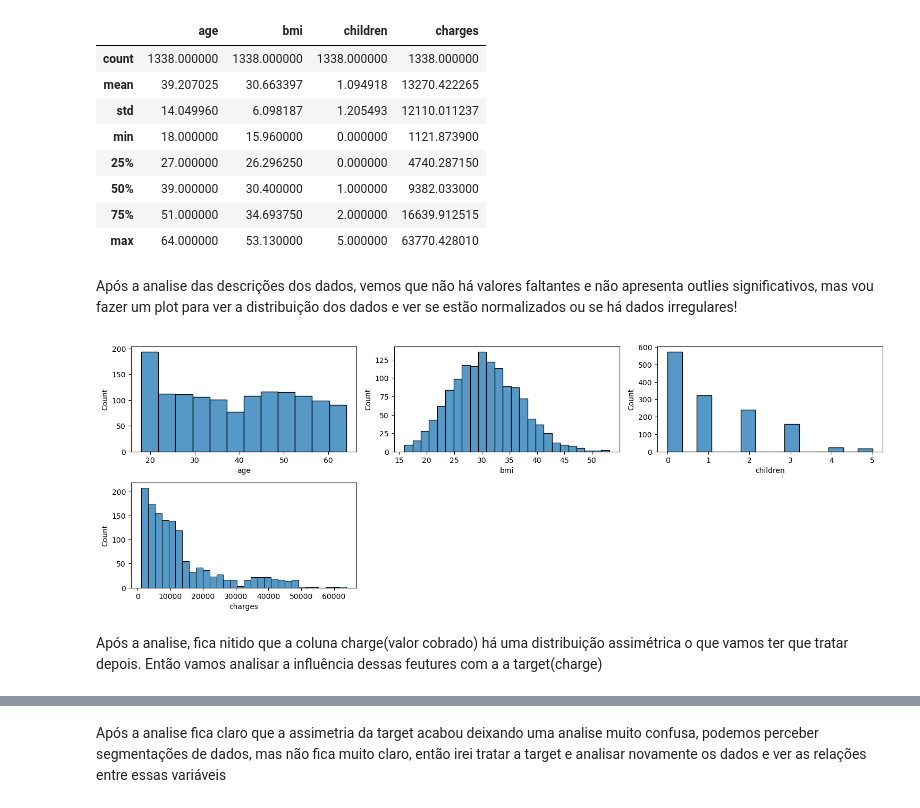
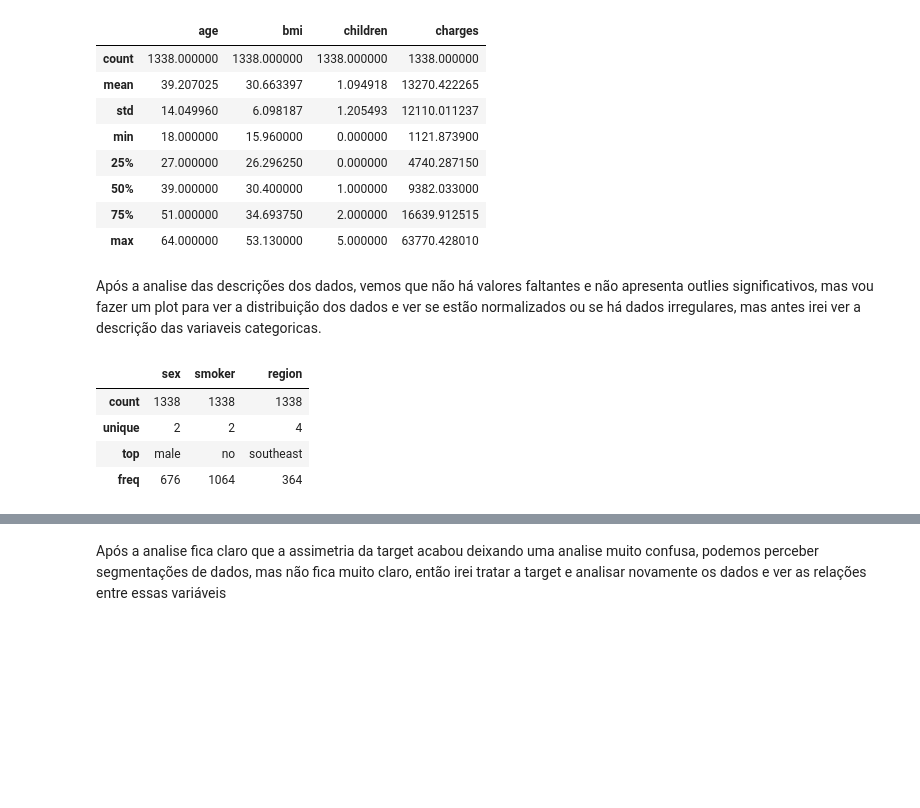
Before and after one commit to Riansito/Analise-de-Custos-de-Seguro-Saude-Modelagem-Preditiva, a Jupyter notebook: Notebooks/ETL e EDA.ipynb, the cells around one changed output, grey strips where cells are left out. Cells and saved outputs as stored; diff of their text form; code cells hidden in the pictures; blank space fills up the shorter version.

```diff
--- a/Notebooks/tratamentoDados.ipynb
+++ b/Notebooks/ETL e EDA.ipynb
@@ -37,20 +50,12 @@ df.describe()
 | 75% | 51.000000 | 34.693750 | 2.000000 | 16639.912515 |
 | max | 64.000000 | 53.130000 | 5.000000 | 63770.428010 |
 # %% [markdown]
-Após a analise das descrições dos dados, vemos que não há valores faltantes e não apresenta outlies significativos, mas vou fazer um plot para ver a distribuição dos dados e ver se estão normalizados ou se há dados irregulares!
+Após a analise das descrições dos dados, vemos que não há valores faltantes e não apresenta outlies significativos, mas vou fazer um plot para ver a distribuição dos dados e ver se estão normalizados ou se há dados irregulares, mas antes irei ver a descrição das variaveis categoricas.
-# %%
-colunasNumericas = df.select_dtypes(include = "number").columns
-
-numeroCols = len(colunasNumericas)
-numeroLinhas = (numeroCols + 2)/3
-
-plt.figure(figsize=[15, 5 * numeroLinhas])
-for i, coluna in enumerate(colunasNumericas):
-    plt.subplot(numeroCols, 3, i+1)
-    sns.histplot(df[coluna])
-plt.tight_layout()
-plt.show()
-# %% [output]
-[figure, removed]
-# %% [markdown]
-Após a analise, fica nitido que a coluna charge(valor cobrado) há uma distribuição assimétrica o que vamos ter que tratar depois. Então vamos analisar a influência dessas feutures com a a target(charge)
+# %%
+df.select_dtypes(include="object").describe()
+# %% [output]
+|  | sex | smoker | region |
+| count | 1338 | 1338 | 1338 |
+| unique | 2 | 2 | 4 |
+| top | male | no | southeast |
+| freq | 676 | 1064 | 364 |
```
Also changed, not shown: parts of 10 cells of this notebook, 2 other files.
